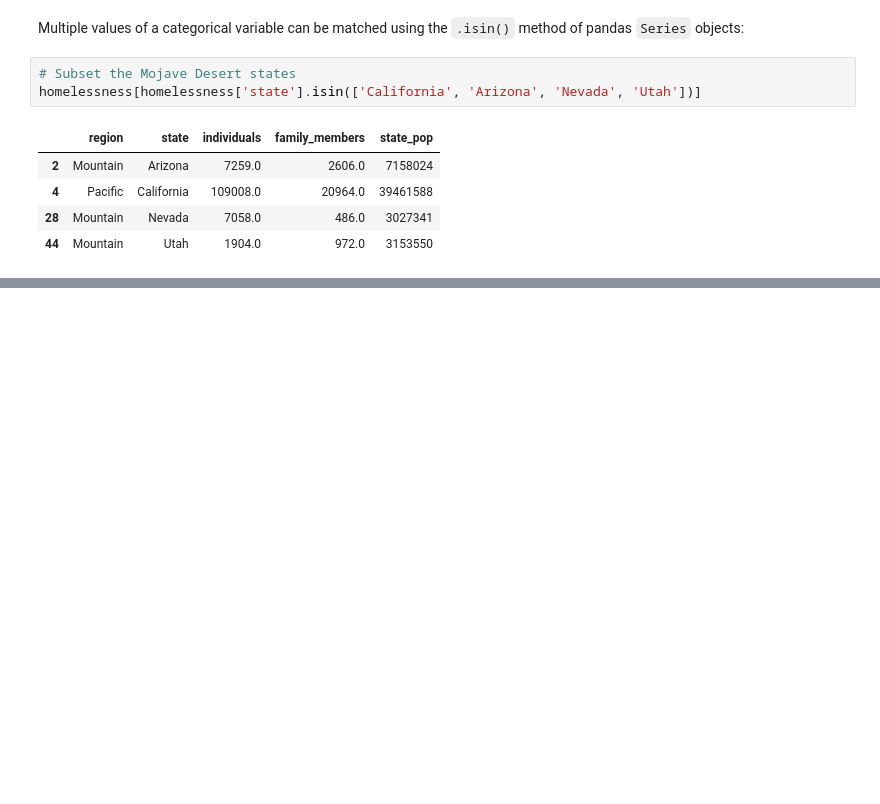
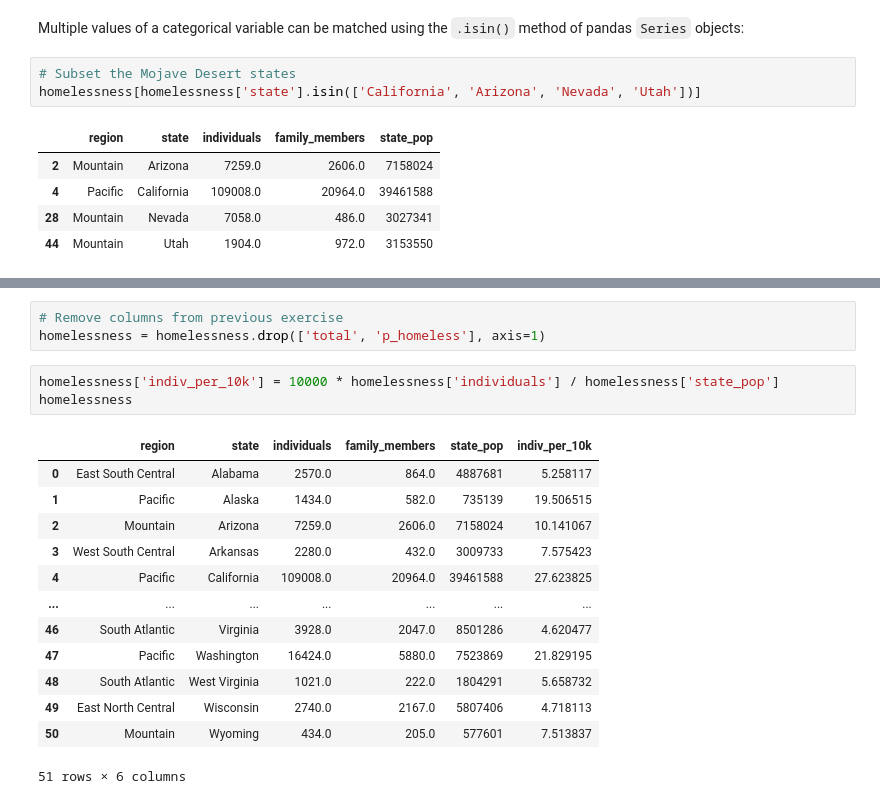
Before and after one commit to readyready15728/datacamp-python-notebooks, a Jupyter notebook: data-manipulation-with-pandas/data_manipulation_with_pandas.ipynb, the cells around one changed output, grey strips where cells are left out. Cells and saved outputs as stored; diff of their text form; blank space fills up the shorter version.

```diff
--- a/data-manipulation-with-pandas/data_manipulation_with_pandas.ipynb
+++ b/data-manipulation-with-pandas/data_manipulation_with_pandas.ipynb
@@ -241,0 +291,20 @@ homelessness[homelessness['state'].isin(['California', 'Arizona', 'Nevada', 'Uta
+# %%
+# Remove columns from previous exercise
+homelessness = homelessness.drop(['total', 'p_homeless'], axis=1)
+# %%
+homelessness['indiv_per_10k'] = 10000 * homelessness['individuals'] / homelessness['state_pop']
+homelessness
+# %% [output]
+|  | region | state | individuals | family_members | state_pop | indiv_per_10k |
+| 0 | East South Central | Alabama | 2570.0 | 864.0 | 4887681 | 5.258117 |
+| 1 | Pacific | Alaska | 1434.0 | 582.0 | 735139 | 19.506515 |
+| 2 | Mountain | Arizona | 7259.0 | 2606.0 | 7158024 | 10.141067 |
+| 3 | West South Central | Arkansas | 2280.0 | 432.0 | 3009733 | 7.575423 |
+| 4 | Pacific | California | 109008.0 | 20964.0 | 39461588 | 27.623825 |
+| ... | ... | ... | ... | ... | ... | ... |
+| 46 | South Atlantic | Virginia | 3928.0 | 2047.0 | 8501286 | 4.620477 |
+| 47 | Pacific | Washington | 16424.0 | 5880.0 | 7523869 | 21.829195 |
+| 48 | South Atlantic | West Virginia | 1021.0 | 222.0 | 1804291 | 5.658732 |
+| 49 | East North Central | Wisconsin | 2740.0 | 2167.0 | 5807406 | 4.718113 |
+| 50 | Mountain | Wyoming | 434.0 | 205.0 | 577601 | 7.513837 |
+51 rows × 6 columns
```
Also changed, not shown: parts of 10 cells of this notebook.
